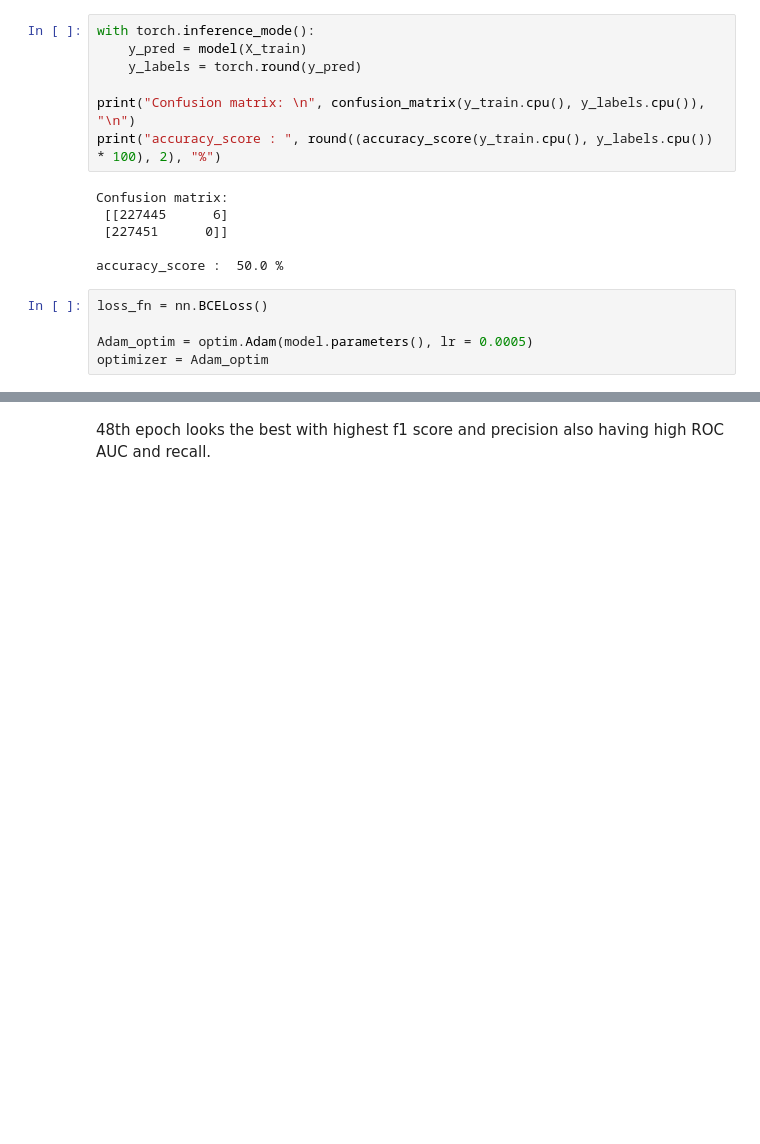
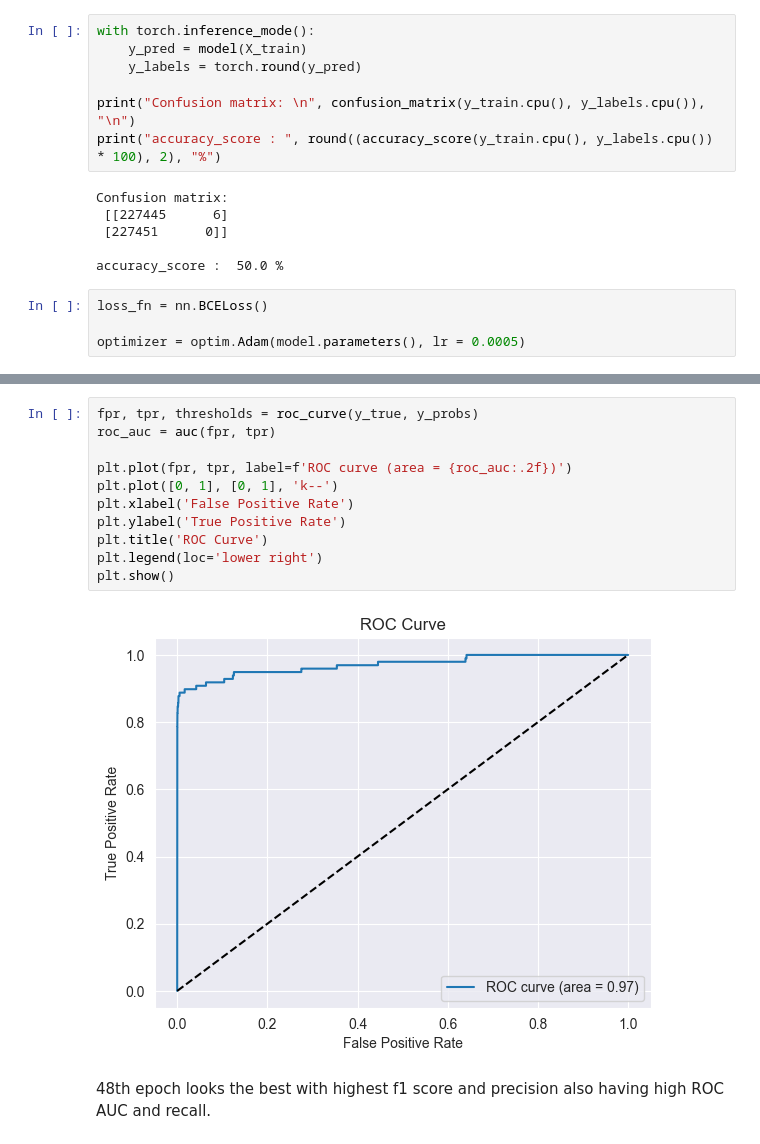
Before and after one commit to severussnape19/credit-card-fraud-detection, a Jupyter notebook: project.ipynb, the cells around one changed output, grey strips where cells are left out. Cells and saved outputs as stored; diff of their text form; blank space fills up the shorter version.

```diff
--- a/project.ipynb
+++ b/project.ipynb
@@ -144,8 +144,7 @@ accuracy_score :  50.0 %
 # %%
 loss_fn = nn.BCELoss()
 
-Adam_optim = optim.Adam(model.parameters(), lr = 0.0005)
-optimizer = Adam_optim
+optimizer = optim.Adam(model.parameters(), lr = 0.0005)
 # %%
 patience = 10
 best_f1 = 0
@@ -253,6 +252,19 @@ Epoch : 42 | Threshold : 0.66 | Train Loss : 0.3758 | Test Loss : 0.4935 | Accur
 Epoch : 48 | Threshold : 0.68 | Train Loss : 0.3444 | Test Loss : 0.4501 | Accuracy : 0.9994 | ROC AUC : 0.9720 | Recall : 0.8061 | F1 : 0.8229 | Precision : 0.8404
 
 Early stopping at epoch 59
+# %%
+fpr, tpr, thresholds = roc_curve(y_true, y_probs)
+roc_auc = auc(fpr, tpr)
+
+plt.plot(fpr, tpr, label=f'ROC curve (area = {roc_auc:.2f})')
+plt.plot([0, 1], [0, 1], 'k--')
+plt.xlabel('False Positive Rate')
+plt.ylabel('True Positive Rate')
+plt.title('ROC Curve')
+plt.legend(loc='lower right')
+plt.show()
+# %% [output]
+[figure, added]
 # %% [markdown]
 48th epoch looks the best with highest f1 score and precision also having high ROC AUC and recall.
 # %%
```
Also changed, not shown: parts of 3 cells of this notebook.
